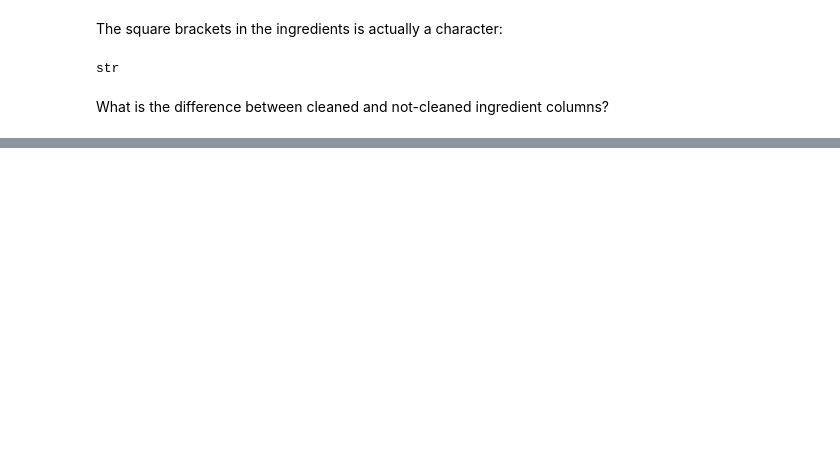
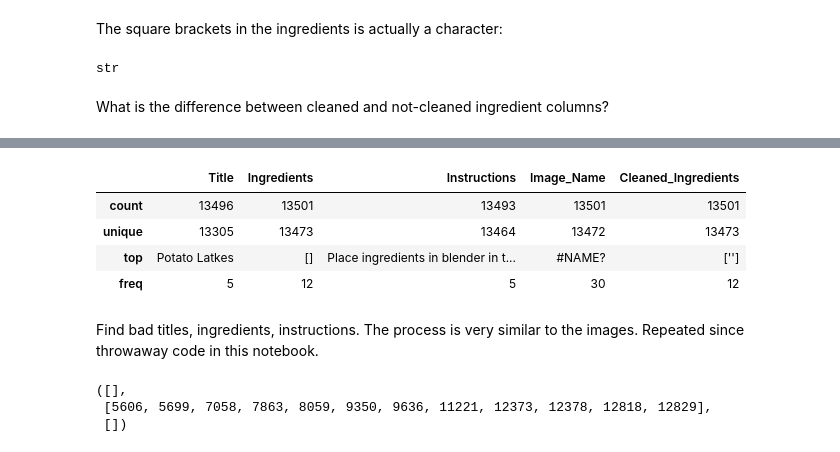
Before and after one commit to babisspgit/doofLearning, a Jupyter notebook: notebooks/initial_expl.ipynb, the cells around one changed output, grey strips where cells are left out. Drawn from its saved outputs; the diff is of its cells as text; code cells hidden in the pictures; blank space fills up the shorter version.

```diff
--- a/notebooks/initial_expl.ipynb
+++ b/notebooks/initial_expl.ipynb
@@ -62,0 +133,10 @@ print(dirty_ingr)
+# %%
+recipes_df.describe()
+# %% [output]
+|  | Title | Ingredients | Instructions | Image_Name | Cleaned_Ingredients |
+| count | 13496 | 13501 | 13493 | 13501 | 13501 |
+| unique | 13305 | 13473 | 13464 | 13472 | 13473 |
+| top | Potato Latkes | [] | Place ingredients in blender in t... | #NAME? | [''] |
+| freq | 5 | 12 | 5 | 30 | 12 |
+# %% [markdown]
+Find bad titles, ingredients, instructions. The process is very similar to the images. Repeated since throwaway code in this notebook.
@@ -62,0 +155,6 @@ print(dirty_ingr)
+# %%
+title_bad_idx, ingredients_bad_idx, instructions_bad_idx
+# %% [output]
+([],
+ [5606, 5699, 7058, 7863, 8059, 9350, 9636, 11221, 12373, 12378, 12818, 12829],
+ [])
```
Also changed, not shown: parts of 15 cells of this notebook, 1 other file.
